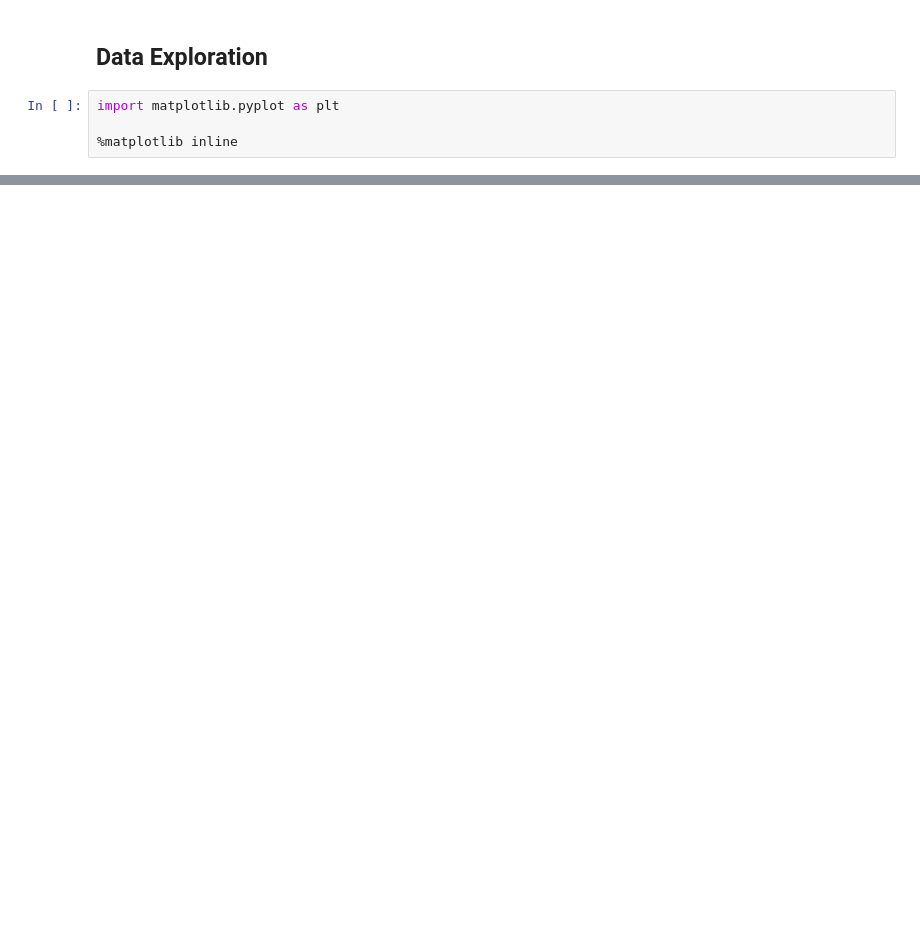
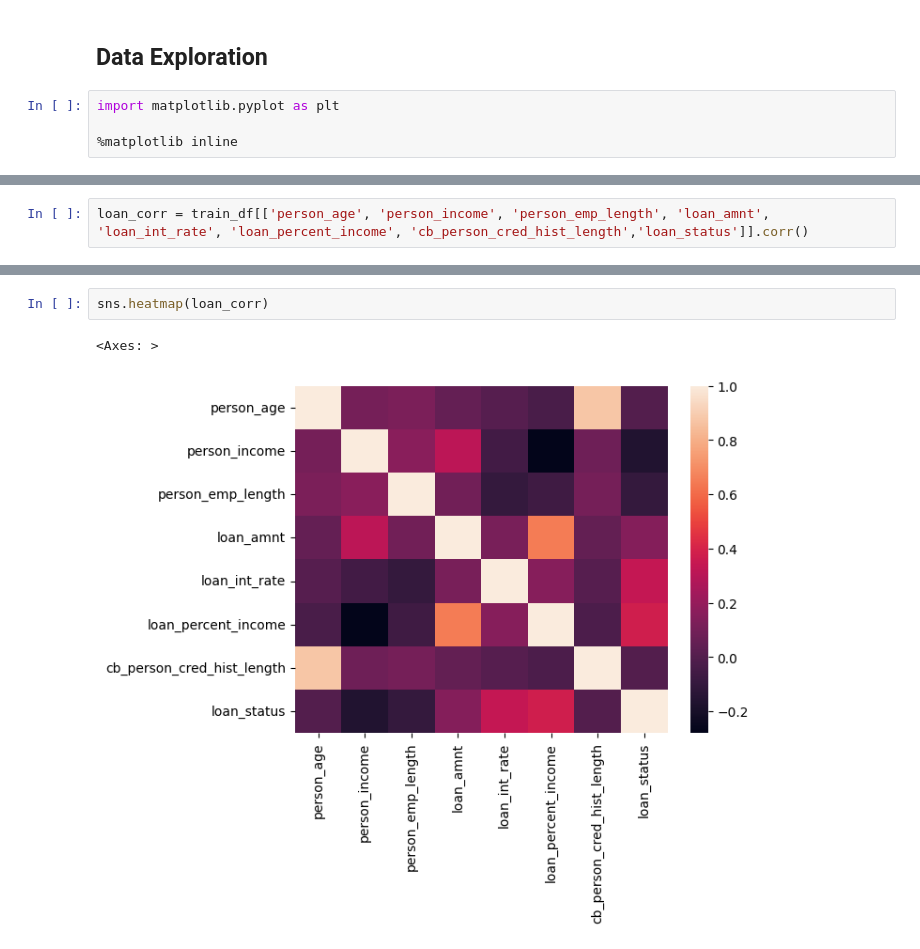
Before and after one commit to godsesaurab/Kaggle_Notebooks, a Jupyter notebook: loan-approval-competetion.ipynb, the cells around one changed output, grey strips where cells are left out. Cells and saved outputs as stored; diff of their text form; blank space fills up the shorter version.

Commit message:
Kaggle Notebook | Loan_Approval_Competetion | Version 3

```diff
--- a/loan-approval-competetion.ipynb
+++ b/loan-approval-competetion.ipynb
@@ -263,0 +279,2 @@ Name: count, dtype: int64
+# %%
+loan_corr = train_df[['person_age', 'person_income', 'person_emp_length', 'loan_amnt', 'loan_int_rate', 'loan_percent_income', 'cb_person_cred_hist_length','loan_status']].corr()
@@ -263,0 +293,5 @@ Name: count, dtype: int64
+# %%
+sns.heatmap(loan_corr)
+# %% [output]
+<Axes: >
+[figure, added]
```
Also changed, not shown: parts of 33 cells of this notebook.
